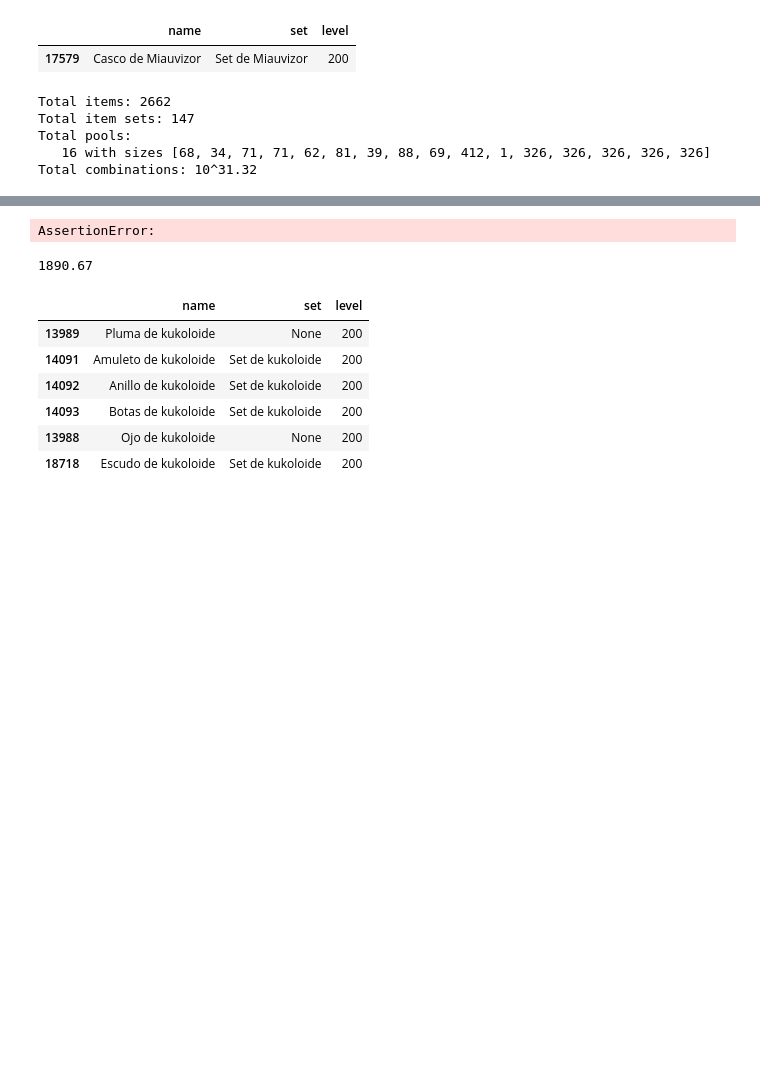
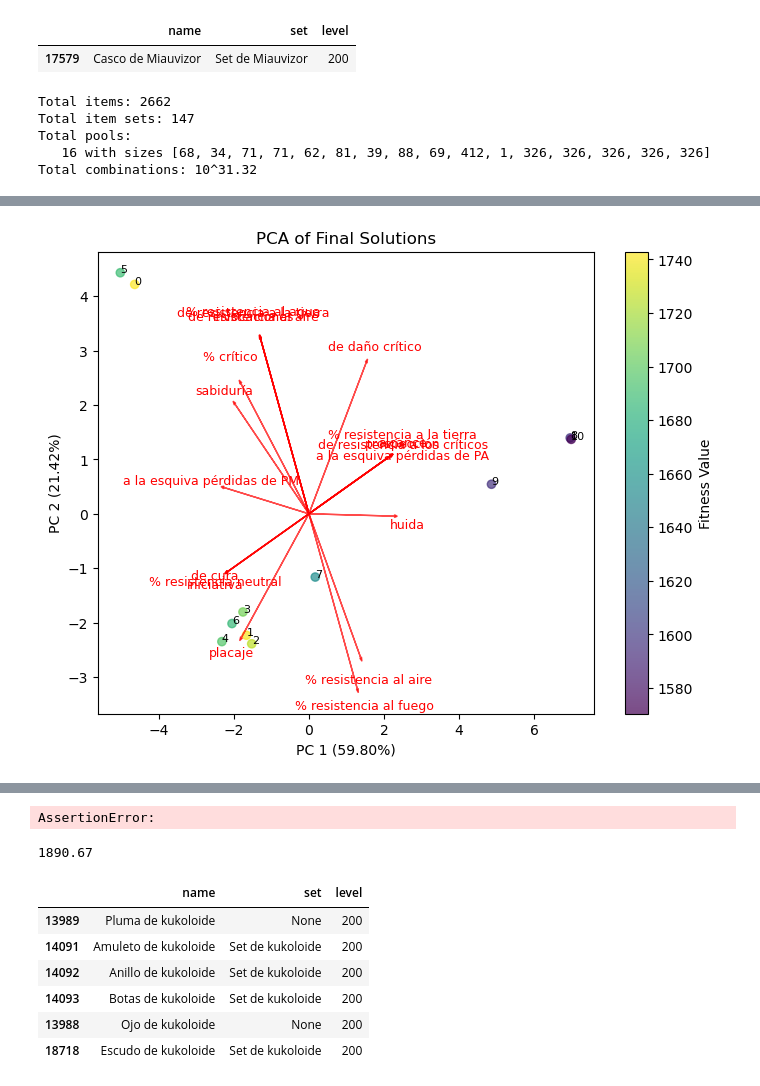
Before and after one commit to jdtibochab/dofus-set-optimizer, a Jupyter notebook: Optimize-Ocra.ipynb, the cells around one changed output, grey strips where cells are left out. Cells and saved outputs as stored; diff of their text form; code cells hidden in the pictures; blank space fills up the shorter version.

Commit message:
Refactored analysis code

```diff
--- a/Optimize-Ocra.ipynb
+++ b/Optimize-Ocra.ipynb
@@ -324,0 +145,4 @@ fig.tight_layout()
+# %%
+from analysis import Analyzer
+analyzer = Analyzer(opt, solutions)
+analyzer.run_analysis()
@@ -324,0 +171,4 @@ fig.tight_layout()
+# %%
+analyzer.plot_pca()
+# %% [output]
+[figure, added]
```
Also changed, not shown: parts of 12 cells of this notebook, 8 other files.
